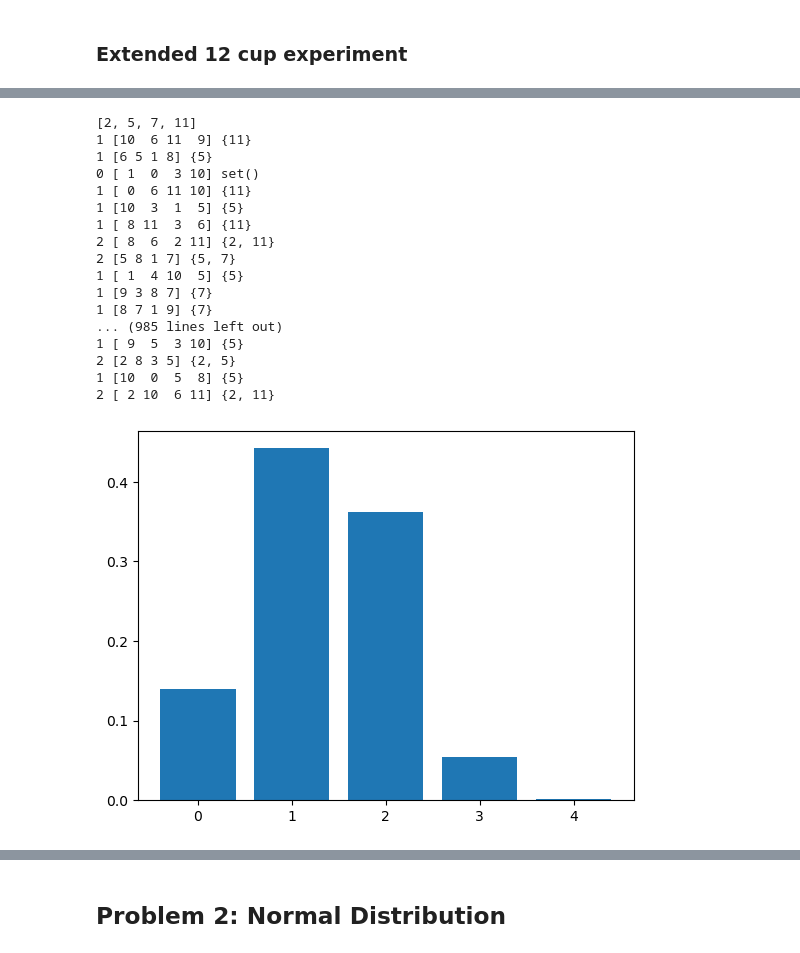
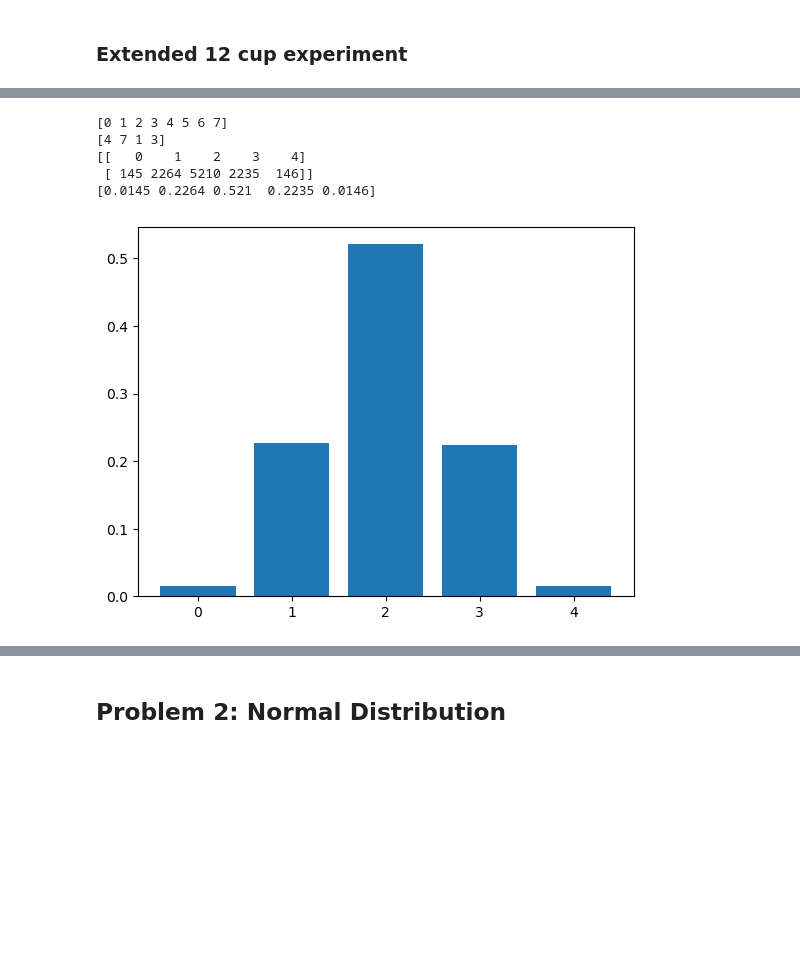
Before and after one commit to eoghanpw/applied-statistics, a Jupyter notebook: problems.ipynb, the cells around one changed output, grey strips where cells are left out. Drawn from its saved outputs; the diff is of its cells as text; code cells hidden in the pictures; blank space fills up the shorter version.

```diff
--- a/problems.ipynb
+++ b/problems.ipynb
@@ -85,15 +68,15 @@ Let's randomly label the milk first cups. We can count the number of times each
 # %%
 def matches(cups, milk_first):
-    labels, combinations = labelled_combos(cups, milk_first)
+    cup_labels, combinations = labelled_combos(cups, milk_first)
     # Label the milk first cups.
     # https://numpy.org/doc/stable/reference/random/generated/numpy.random.rand.html#numpy-random-rand
-    milk_first_labels = np.random.choice(labels, milk_first, replace=False)
-    print(f"Milk first labels: {milk_first_labels}")
-    print("First 5 sets:")
+    milk_first_labels = np.random.choice(cup_labels, milk_first, replace=False)
 
     total_matches = []
+    cups_chosen = []
+    number = []
     loop = 0
-    # Loop through all 70 combinations.
+    # Loop through all combinations.
     for comb in combinations:
         # Return the common elements between sets.
         # https://docs.python.org/3/library/stdtypes.html#frozenset.intersection
@@ -103,10 +86,17 @@ def matches(cups, milk_first):
         # Print first 5 sets.
         loop += 1
         if loop < 6:
-            print(f"Cups chosen: {comb}, Number of milk first cups: {len(match)}")
+            cups_chosen.append(comb)
+            number.append(len(match))
 
-    return total_matches
+    return milk_first_labels, cups_chosen, number, total_matches
 
 
-matches(8, 4)
+x = matches(cups, milk_first)
+print(f"Milk first labels: {x[0]}")
+print("First 5 sets:")
+index = 0
+for i in x[1]:
+    print(f"Cups chosen: {i}, Number of milk first cups: {x[2][index]}")
+    index += 1
 # %% [output]
@@ -187,7 +161,7 @@ Probability of choosing 4 cups correctly: 1/70
 # %% [markdown]
 ### Extended 12 cup experiment
 # %%
-total_cups = 12
+total_cups = 8
 tea_first = 8
 milk_first = 4
 
@@ -233,39 +173,32 @@ print(count1)
 # %%
+cup_labels = np.arange(total_cups)
+milk_first_labels = np.random.choice(cup_labels, milk_first, replace=False)
+print(cup_labels)
 print(milk_first_labels)
 
-samples = np.array([np.random.choice(cup_labels, milk_first, replace=False) for i in range(1000)])
+number_of_people = 10000
+
+guesses = np.array([np.random.choice(cup_labels, milk_first, replace=False) for i in range(number_of_people)])
 
 
 total_matches = []
-for sample in samples:
-    match = set(sample).intersection(set(milk_first_labels))
+for guess in guesses:
+    match = set(guess).intersection(set(milk_first_labels))
     total_matches.append(len(match))
-    print(len(match), sample, match)
 
-counts12 = np.unique(total_matches, return_counts=True)
-counts12
+counts12 = np.array(np.unique(total_matches, return_counts=True))
+print(counts12)
+print(counts12[1]/sum(counts12[1]))
 
 fig, ax = plt.subplots()
 
-ax.bar(counts12[0], counts12[1]/1000)
+ax.bar(counts12[0], counts12[1]/number_of_people)
 
 plt.show()
 # %% [output]
-[2, 5, 7, 11]
-1 [10  6 11  9] {11}
-1 [6 5 1 8] {5}
-0 [ 1  0  3 10] set()
-1 [ 0  6 11 10] {11}
-1 [10  3  1  5] {5}
-1 [ 8 11  3  6] {11}
-2 [ 8  6  2 11] {2, 11}
-2 [5 8 1 7] {5, 7}
-1 [ 1  4 10  5] {5}
-1 [9 3 8 7] {7}
-1 [8 7 1 9] {7}
-... (985 lines left out)
-1 [ 9  5  3 10] {5}
-2 [2 8 3 5] {2, 5}
-1 [10  0  5  8] {5}
-2 [ 2 10  6 11] {2, 11}
+[0 1 2 3 4 5 6 7]
+[4 7 1 3]
+[[   0    1    2    3    4]
+ [ 145 2264 5210 2235  146]]
+[0.0145 0.2264 0.521  0.2235 0.0146]
-[figure, old version]
+[figure, new version]
```
Also changed, not shown: parts of 16 cells of this notebook.
